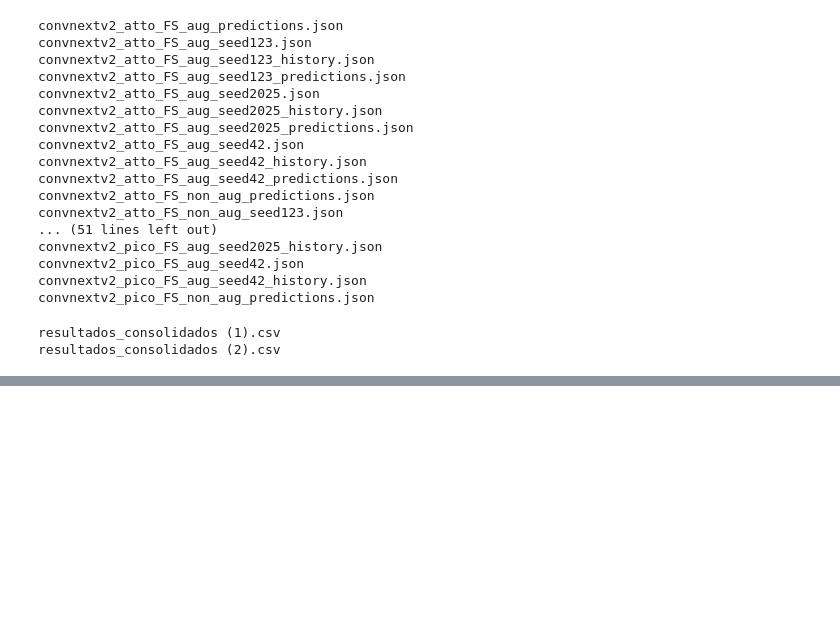
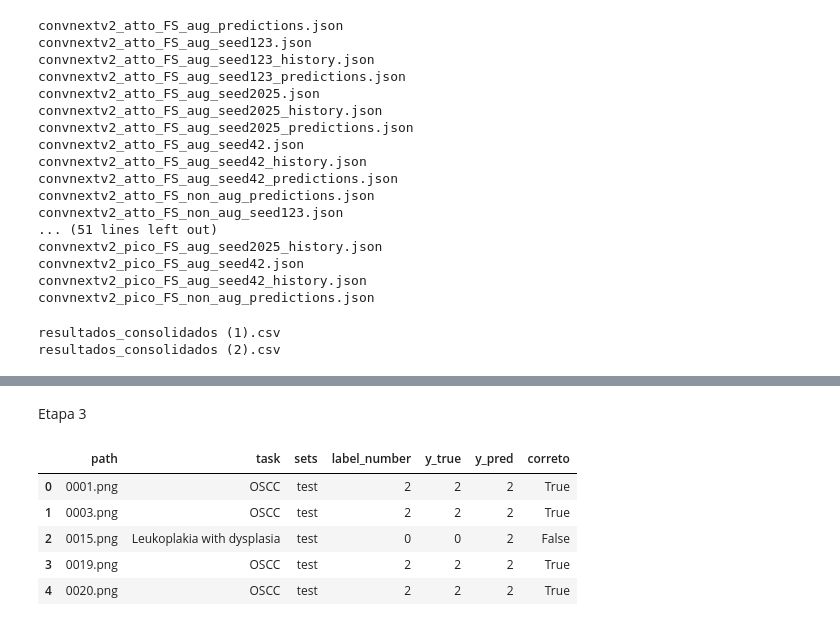
Before and after one commit to LIPAI-Org/Oral-Classification-ConvNeXt-V2, a Jupyter notebook: analise_2_NDB_e_Displasia.ipynb, the cells around one changed output, grey strips where cells are left out. Saved outputs shown, nothing was run; the diff lists cells and outputs as text; code cells hidden in the pictures; blank space fills up the shorter version.

```diff
--- a/analise_2_NDB_e_Displasia.ipynb
+++ b/analise_2_NDB_e_Displasia.ipynb
@@ -695,0 +740,25 @@ resultados_consolidados (2).csv
+# %% [markdown]
+Etapa 3
+# %%
+# Juntar manifest de teste com y_true e y_pred do modelo escolhido
+import json
+import pandas as pd
+
+with open("/content/convnextv2_atto_PT-ALL_non_aug_predictions.json", "r") as f:
+    preds = json.load(f)
+
+df_preds = pd.DataFrame(preds)
+
+df_gradcam_ndb = test_manifest.copy()
+df_gradcam_ndb["y_true"] = df_preds["y_true"]
+df_gradcam_ndb["y_pred"] = df_preds["y_pred"]
+df_gradcam_ndb["correto"] = df_gradcam_ndb["y_true"] == df_gradcam_ndb["y_pred"]
+
+df_gradcam_ndb.head()
+# %% [output]
+|  | path | task | sets | label_number | y_true | y_pred | correto |
+| 0 | 0001.png | OSCC | test | 2 | 2 | 2 | True |
+| 1 | 0003.png | OSCC | test | 2 | 2 | 2 | True |
+| 2 | 0015.png | Leukoplakia with dysplasia | test | 0 | 0 | 2 | False |
+| 3 | 0019.png | OSCC | test | 2 | 2 | 2 | True |
+| 4 | 0020.png | OSCC | test | 2 | 2 | 2 | True |
```
Also changed, not shown: parts of 9 cells of this notebook.
